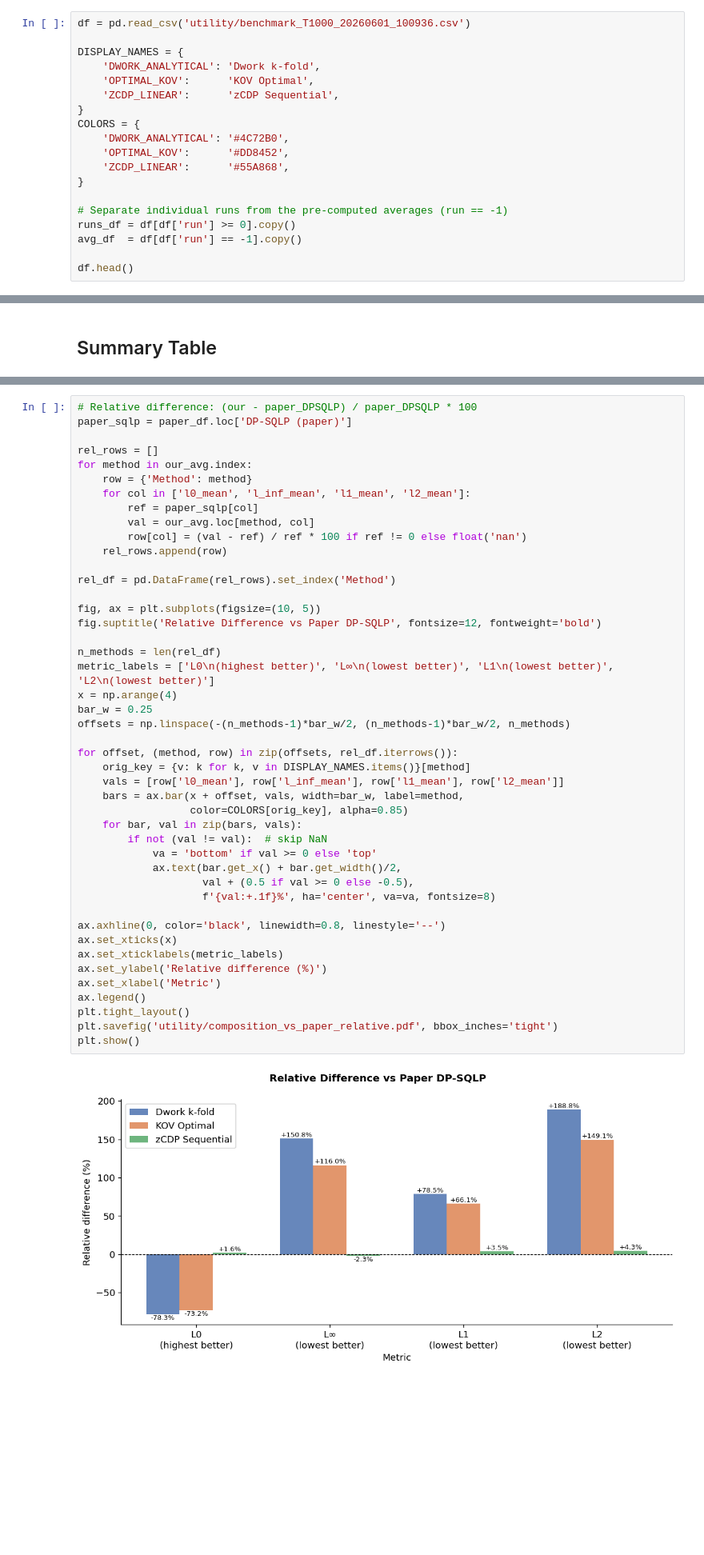
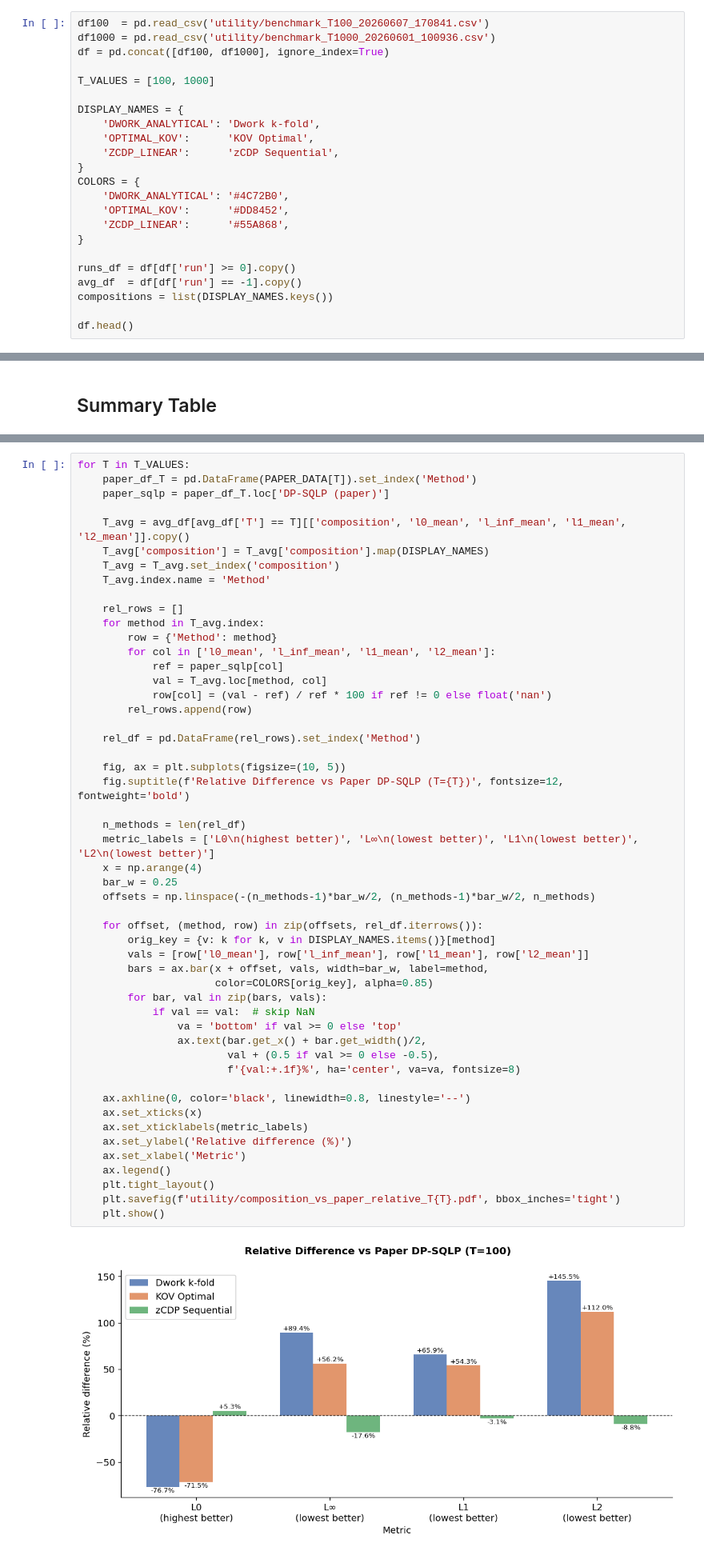
Before and after one commit to lucadibello/confidential-storm, a Jupyter notebook: benchmark/utility-analysis.ipynb, the cells around one changed output, grey strips where cells are left out. Shown at 80% size. Drawn from its saved outputs; the diff is of its cells as text; blank space fills up the shorter version.

```diff
--- a/benchmark/utility-analysis.ipynb
+++ b/benchmark/utility-analysis.ipynb
@@ -23,7 +23,11 @@ plt.rcParams.update({
     'axes.spines.right': False,
 })
 # %%
-df = pd.read_csv('utility/benchmark_T1000_20260601_100936.csv')
+df100  = pd.read_csv('utility/benchmark_T100_20260607_170841.csv')
+df1000 = pd.read_csv('utility/benchmark_T1000_20260601_100936.csv')
+df = pd.concat([df100, df1000], ignore_index=True)
+
+T_VALUES = [100, 1000]
 
 DISPLAY_NAMES = {
     'DWORK_ANALYTICAL': 'Dwork k-fold',
@@ -36,9 +40,9 @@ COLORS = {
     'ZCDP_LINEAR':      '#55A868',
 }
 
-# Separate individual runs from the pre-computed averages (run == -1)
 runs_df = df[df['run'] >= 0].copy()
 avg_df  = df[df['run'] == -1].copy()
+compositions = list(DISPLAY_NAMES.keys())
 
 df.head()
 # %% [output]
@@ -412,47 +476,53 @@ plt.show()
 # %%
-# Relative difference: (our - paper_DPSQLP) / paper_DPSQLP * 100
-paper_sqlp = paper_df.loc['DP-SQLP (paper)']
+for T in T_VALUES:
+    paper_df_T = pd.DataFrame(PAPER_DATA[T]).set_index('Method')
+    paper_sqlp = paper_df_T.loc['DP-SQLP (paper)']
 
-rel_rows = []
-for method in our_avg.index:
-    row = {'Method': method}
-    for col in ['l0_mean', 'l_inf_mean', 'l1_mean', 'l2_mean']:
-        ref = paper_sqlp[col]
-        val = our_avg.loc[method, col]
-        row[col] = (val - ref) / ref * 100 if ref != 0 else float('nan')
-    rel_rows.append(row)
+    T_avg = avg_df[avg_df['T'] == T][['composition', 'l0_mean', 'l_inf_mean', 'l1_mean', 'l2_mean']].copy()
+    T_avg['composition'] = T_avg['composition'].map(DISPLAY_NAMES)
+    T_avg = T_avg.set_index('composition')
+    T_avg.index.name = 'Method'
 
-rel_df = pd.DataFrame(rel_rows).set_index('Method')
+    rel_rows = []
+    for method in T_avg.index:
+        row = {'Method': method}
+        for col in ['l0_mean', 'l_inf_mean', 'l1_mean', 'l2_mean']:
+            ref = paper_sqlp[col]
+            val = T_avg.loc[method, col]
+            row[col] = (val - ref) / ref * 100 if ref != 0 else float('nan')
+        rel_rows.append(row)
 
-fig, ax = plt.subplots(figsize=(10, 5))
-fig.suptitle('Relative Difference vs Paper DP-SQLP', fontsize=12, fontweight='bold')
+    rel_df = pd.DataFrame(rel_rows).set_index('Method')
 
-n_methods = len(rel_df)
-metric_labels = ['L0\n(highest better)', 'L∞\n(lowest better)', 'L1\n(lowest better)', 'L2\n(lowest better)']
-x = np.arange(4)
-bar_w = 0.25
-offsets = np.linspace(-(n_methods-1)*bar_w/2, (n_methods-1)*bar_w/2, n_methods)
+    fig, ax = plt.subplots(figsize=(10, 5))
+    fig.suptitle(f'Relative Difference vs Paper DP-SQLP (T={T})', fontsize=12, fontweight='bold')
 
-for offset, (method, row) in zip(offsets, rel_df.iterrows()):
-    orig_key = {v: k for k, v in DISPLAY_NAMES.items()}[method]
-    vals = [row['l0_mean'], row['l_inf_mean'], row['l1_mean'], row['l2_mean']]
-    bars = ax.bar(x + offset, vals, width=bar_w, label=method,
-                  color=COLORS[orig_key], alpha=0.85)
-    for bar, val in zip(bars, vals):
-        if not (val != val):  # skip NaN
-            va = 'bottom' if val >= 0 else 'top'
-            ax.text(bar.get_x() + bar.get_width()/2,
-                    val + (0.5 if val >= 0 else -0.5),
-                    f'{val:+.1f}%', ha='center', va=va, fontsize=8)
+    n_methods = len(rel_df)
+    metric_labels = ['L0\n(highest better)', 'L∞\n(lowest better)', 'L1\n(lowest better)', 'L2\n(lowest better)']
+    x = np.arange(4)
+    bar_w = 0.25
+    offsets = np.linspace(-(n_methods-1)*bar_w/2, (n_methods-1)*bar_w/2, n_methods)
 
-ax.axhline(0, color='black', linewidth=0.8, linestyle='--')
-ax.set_xticks(x)
-ax.set_xticklabels(metric_labels)
-ax.set_ylabel('Relative difference (%)')
-ax.set_xlabel('Metric')
-ax.legend()
-plt.tight_layout()
-plt.savefig('utility/composition_vs_paper_relative.pdf', bbox_inches='tight')
-plt.show()
+    for offset, (method, row) in zip(offsets, rel_df.iterrows()):
+        orig_key = {v: k for k, v in DISPLAY_NAMES.items()}[method]
+        vals = [row['l0_mean'], row['l_inf_mean'], row['l1_mean'], row['l2_mean']]
+        bars = ax.bar(x + offset, vals, width=bar_w, label=method,
+                      color=COLORS[orig_key], alpha=0.85)
+        for bar, val in zip(bars, vals):
+            if val == val:  # skip NaN
+                va = 'bottom' if val >= 0 else 'top'
+                ax.text(bar.get_x() + bar.get_width()/2,
+                        val + (0.5 if val >= 0 else -0.5),
+                        f'{val:+.1f}%', ha='center', va=va, fontsize=8)
+
+    ax.axhline(0, color='black', linewidth=0.8, linestyle='--')
+    ax.set_xticks(x)
+    ax.set_xticklabels(metric_labels)
+    ax.set_ylabel('Relative difference (%)')
+    ax.set_xlabel('Metric')
+    ax.legend()
+    plt.tight_layout()
+    plt.savefig(f'utility/composition_vs_paper_relative_T{T}.pdf', bbox_inches='tight')
+    plt.show()
 # %% [output]
-[figure, old version]
+[figure, new version]
```
Also changed, not shown: parts of 13 cells of this notebook.
